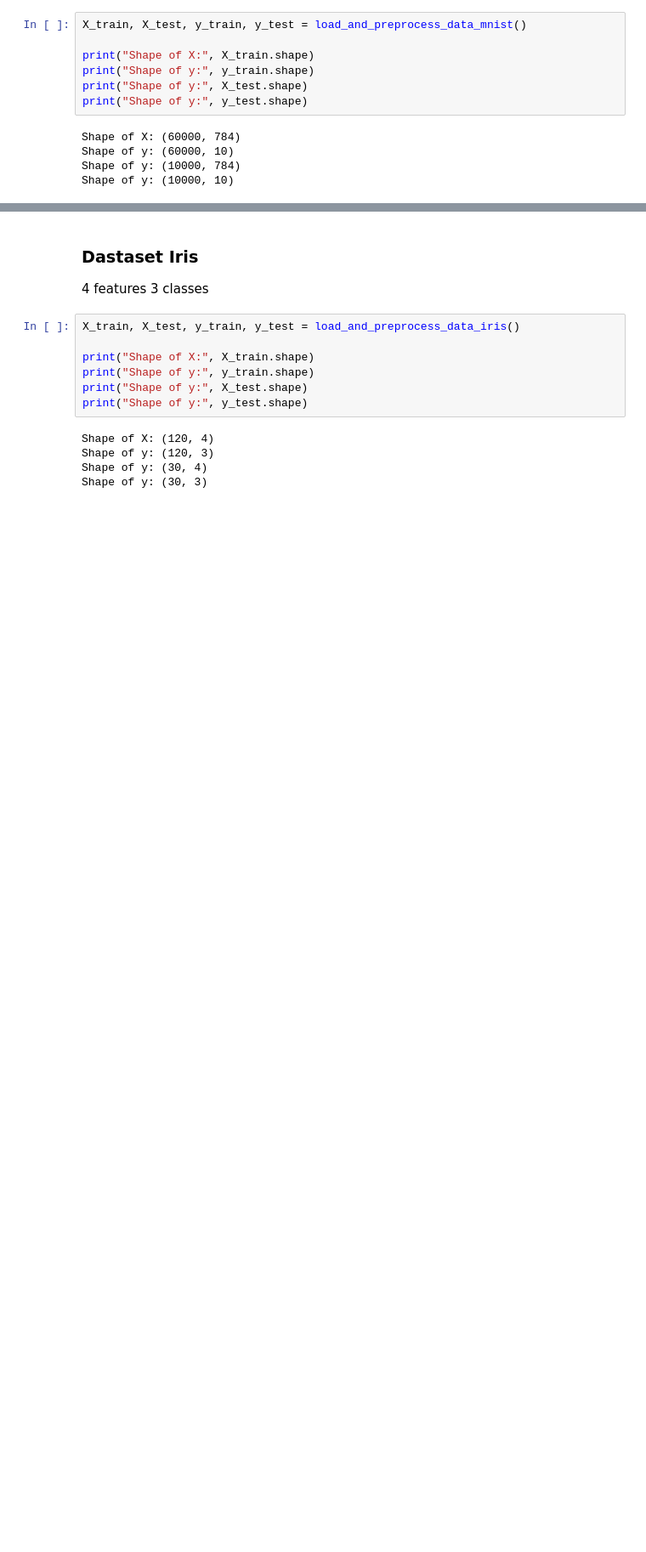
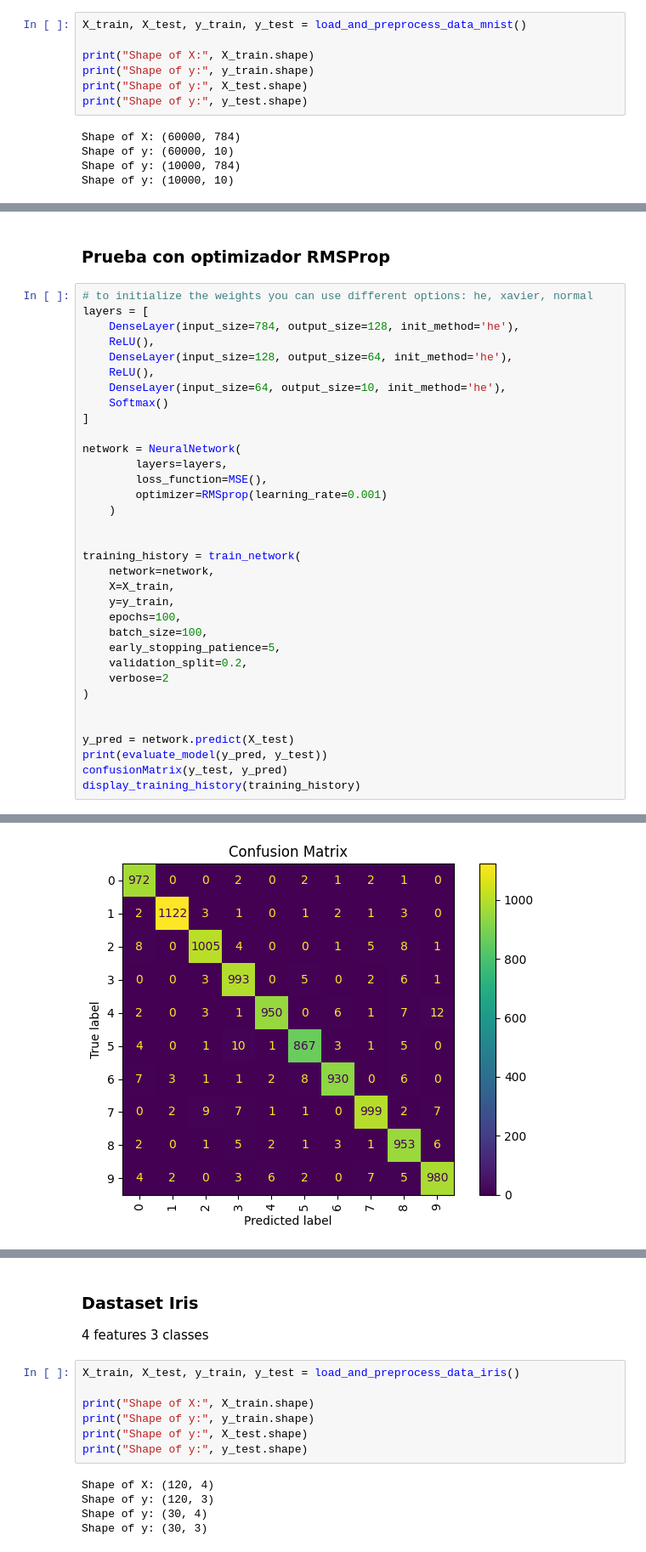
Before and after one commit to faridsanchezz/NeuralNetworkEngine_2, a Jupyter notebook: Main.ipynb, the cells around one changed output, grey strips where cells are left out. Shown: that part at 85% size. Drawn from its saved outputs; the diff is of its cells as text; blank space fills up the shorter version.

Commit message:
Pruebas con diferentes optimizadores

```diff
--- a/Main.ipynb
+++ b/Main.ipynb
@@ -77,0 +81,37 @@ Early stopping triggered at epoch 20
+# %% [markdown]
+### Prueba con optimizador RMSProp
+# %%
+# to initialize the weights you can use different options: he, xavier, normal
+layers = [
+    DenseLayer(input_size=784, output_size=128, init_method='he'),
+    ReLU(),
+    DenseLayer(input_size=128, output_size=64, init_method='he'),
+    ReLU(),
+    DenseLayer(input_size=64, output_size=10, init_method='he'),
+    Softmax()
+]
+
+network = NeuralNetwork(
+        layers=layers,
+        loss_function=MSE(),
+        optimizer=RMSprop(learning_rate=0.001)
+    )
+
+
+training_history = train_network(
+    network=network,
+    X=X_train,
+    y=y_train,
+    epochs=100,
+    batch_size=100,
+    early_stopping_patience=5,
+    validation_split=0.2,
+    verbose=2
+)
+
+
+y_pred = network.predict(X_test)
+print(evaluate_model(y_pred, y_test))
+confusionMatrix(y_test, y_pred)
+display_training_history(training_history)
+# %% [output]
@@ -77,0 +135 @@ Early stopping triggered at epoch 20
+[figure, added]
```
Also changed, not shown: parts of 12 cells of this notebook.
